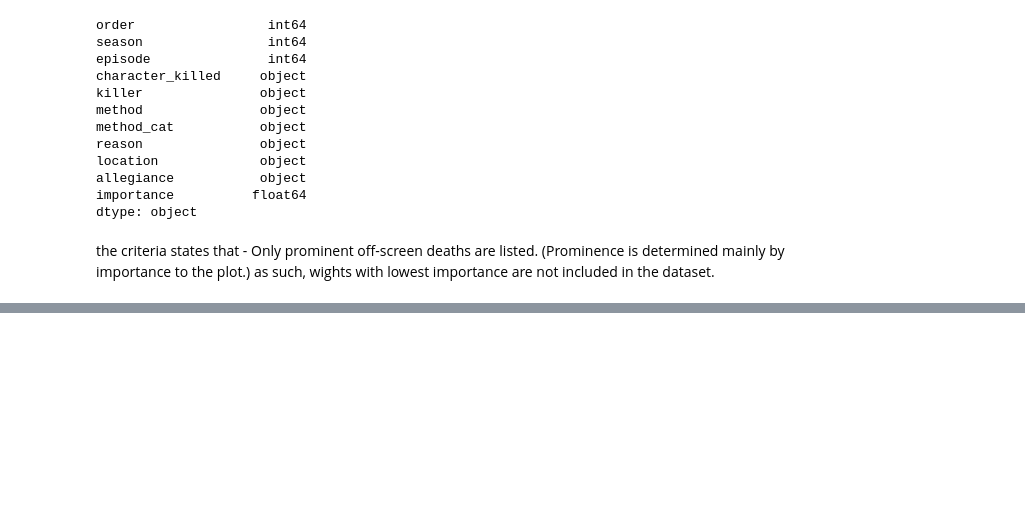
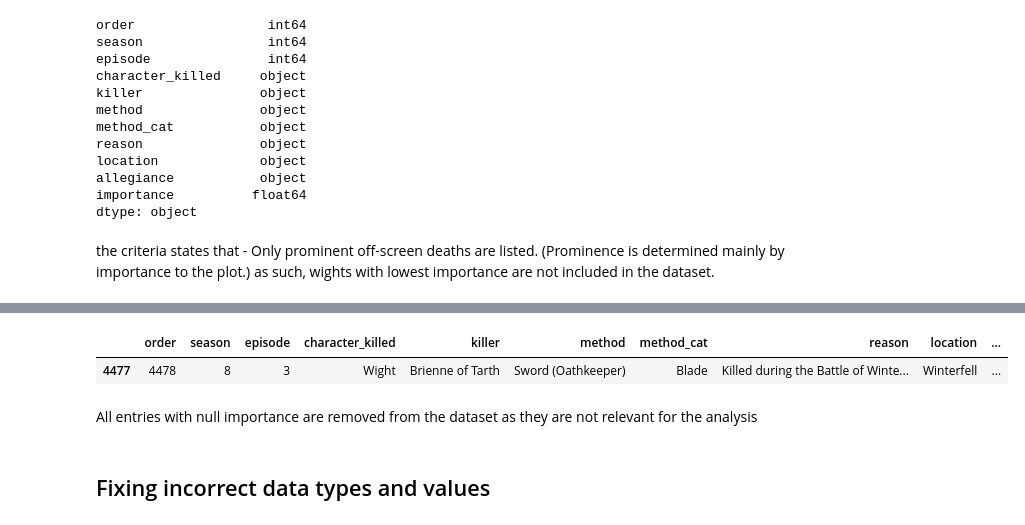
Before and after one commit to YoshChua/CSMODEL_MP, a Jupyter notebook: CSMODEL_MP.ipynb, the cells around one changed output, grey strips where cells are left out. Drawn from its saved outputs; the diff is of its cells as text; code cells hidden in the pictures; blank space fills up the shorter version.

```diff
--- a/CSMODEL_MP.ipynb
+++ b/CSMODEL_MP.ipynb
@@ -187,0 +202,3 @@ GOTdeaths_df[GOTdeaths_df['killer'].isnull()].sample(12)
+# %%
+GOTdeaths_df[GOTdeaths_df['reason'].isnull()]
+GOTdeaths_df.at[191, 'reason'] = 'Unknown'
@@ -187,0 +207,11 @@ GOTdeaths_df[GOTdeaths_df['killer'].isnull()].sample(12)
+# %%
+GOTdeaths_df.isnull().sum()
+GOTdeaths_df[GOTdeaths_df['allegiance'].isnull()]
+GOTdeaths_df['allegiance'] = GOTdeaths_df['allegiance'].fillna('Unknown')
+# %%
+GOTdeaths_df[GOTdeaths_df['importance'].isnull()]
+# %% [output]
+|  | order | season | episode | character_killed | killer | method | method_cat | reason | location | ... |
+| 4477 | 4478 | 8 | 3 | Wight | Brienne of Tarth | Sword (Oathkeeper) | Blade | Killed during the Battle of Winte... | Winterfell | ... |
+# %% [markdown]
+All entries with null importance are removed from the dataset as they are not relevant for the analysis
@@ -187,0 +220,2 @@ GOTdeaths_df[GOTdeaths_df['killer'].isnull()].sample(12)
+# %% [markdown]
+## Fixing incorrect data types and values
```
Also changed, not shown: parts of 18 cells of this notebook.
